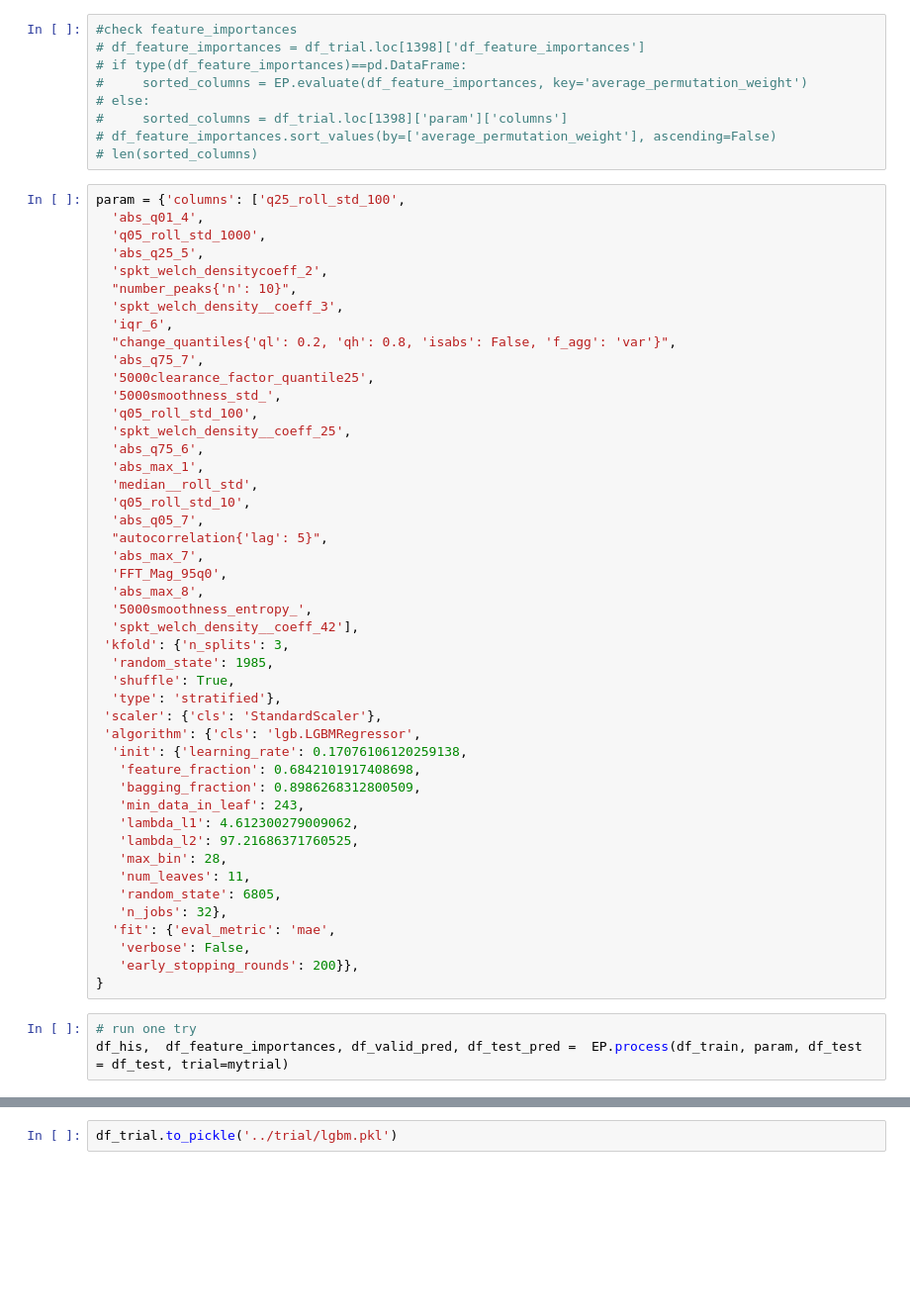
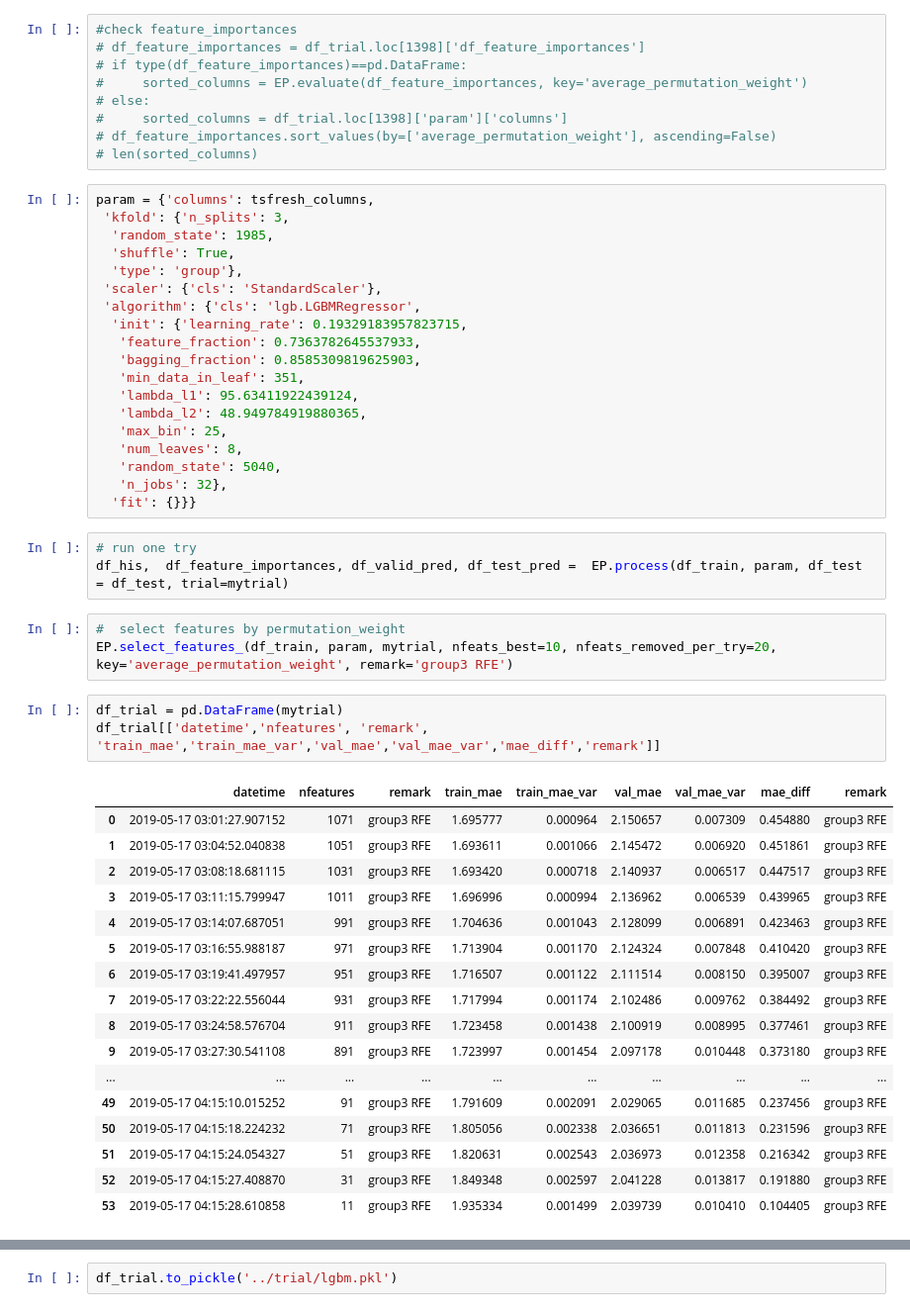
Before and after one commit to arhow/LANLEarthquakePrediction2019, a Jupyter notebook: lgbm.ipynb, the cells around one changed output, grey strips where cells are left out. Shown at 99% size. Drawn from its saved outputs; the diff is of its cells as text; blank space fills up the shorter version.

```diff
--- a/lgbm.ipynb
+++ b/lgbm.ipynb
@@ -62,51 +57,48 @@ original_columns = df_train.columns.drop(['index','y','label','group']).tolist()
 # df_feature_importances.sort_values(by=['average_permutation_weight'], ascending=False)
 # len(sorted_columns)
 # %%
-param = {'columns': ['q25_roll_std_100',
-  'abs_q01_4',
-  'q05_roll_std_1000',
-  'abs_q25_5',
-  'spkt_welch_densitycoeff_2',
-  "number_peaks{'n': 10}",
-  'spkt_welch_density__coeff_3',
-  'iqr_6',
-  "change_quantiles{'ql': 0.2, 'qh': 0.8, 'isabs': False, 'f_agg': 'var'}",
-  'abs_q75_7',
-  '5000clearance_factor_quantile25',
-  '5000smoothness_std_',
-  'q05_roll_std_100',
-  'spkt_welch_density__coeff_25',
-  'abs_q75_6',
-  'abs_max_1',
-  'median__roll_std',
-  'q05_roll_std_10',
-  'abs_q05_7',
-  "autocorrelation{'lag': 5}",
-  'abs_max_7',
-  'FFT_Mag_95q0',
-  'abs_max_8',
-  '5000smoothness_entropy_',
-  'spkt_welch_density__coeff_42'],
+param = {'columns': tsfresh_columns,
  'kfold': {'n_splits': 3,
   'random_state': 1985,
   'shuffle': True,
-  'type': 'stratified'},
+  'type': 'group'},
  'scaler': {'cls': 'StandardScaler'},
  'algorithm': {'cls': 'lgb.LGBMRegressor',
-  'init': {'learning_rate': 0.17076106120259138,
-   'feature_fraction': 0.6842101917408698,
-   'bagging_fraction': 0.8986268312800509,
-   'min_data_in_leaf': 243,
-   'lambda_l1': 4.612300279009062,
-   'lambda_l2': 97.21686371760525,
-   'max_bin': 28,
-   'num_leaves': 11,
-   'random_state': 6805,
+  'init': {'learning_rate': 0.19329183957823715,
+   'feature_fraction': 0.7363782645537933,
+   'bagging_fraction': 0.8585309819625903,
+   'min_data_in_leaf': 351,
+   'lambda_l1': 95.63411922439124,
+   'lambda_l2': 48.949784919880365,
+   'max_bin': 25,
+   'num_leaves': 8,
+   'random_state': 5040,
    'n_jobs': 32},
-  'fit': {'eval_metric': 'mae',
-   'verbose': False,
-   'early_stopping_rounds': 200}},
-}
+  'fit': {}}}
 # %%
 # run one try
 df_his,  df_feature_importances, df_valid_pred, df_test_pred =  EP.process(df_train, param, df_test = df_test, trial=mytrial)
+# %%
+#  select features by permutation_weight
+EP.select_features_(df_train, param, mytrial, nfeats_best=10, nfeats_removed_per_try=20, key='average_permutation_weight', remark='group3 RFE')
+# %%
+df_trial = pd.DataFrame(mytrial)
+df_trial[['datetime','nfeatures', 'remark', 'train_mae','train_mae_var','val_mae','val_mae_var','mae_diff','remark']]
+# %% [output]
+|  | datetime | nfeatures | remark | train_mae | train_mae_var | val_mae | val_mae_var | mae_diff | remark |
+| 0 | 2019-05-17 03:01:27.907152 | 1071 | group3 RFE | 1.695777 | 0.000964 | 2.150657 | 0.007309 | 0.454880 | group3 RFE |
+| 1 | 2019-05-17 03:04:52.040838 | 1051 | group3 RFE | 1.693611 | 0.001066 | 2.145472 | 0.006920 | 0.451861 | group3 RFE |
+| 2 | 2019-05-17 03:08:18.681115 | 1031 | group3 RFE | 1.693420 | 0.000718 | 2.140937 | 0.006517 | 0.447517 | group3 RFE |
+| 3 | 2019-05-17 03:11:15.799947 | 1011 | group3 RFE | 1.696996 | 0.000994 | 2.136962 | 0.006539 | 0.439965 | group3 RFE |
+| 4 | 2019-05-17 03:14:07.687051 | 991 | group3 RFE | 1.704636 | 0.001043 | 2.128099 | 0.006891 | 0.423463 | group3 RFE |
+| 5 | 2019-05-17 03:16:55.988187 | 971 | group3 RFE | 1.713904 | 0.001170 | 2.124324 | 0.007848 | 0.410420 | group3 RFE |
+| 6 | 2019-05-17 03:19:41.497957 | 951 | group3 RFE | 1.716507 | 0.001122 | 2.111514 | 0.008150 | 0.395007 | group3 RFE |
+| 7 | 2019-05-17 03:22:22.556044 | 931 | group3 RFE | 1.717994 | 0.001174 | 2.102486 | 0.009762 | 0.384492 | group3 RFE |
+| 8 | 2019-05-17 03:24:58.576704 | 911 | group3 RFE | 1.723458 | 0.001438 | 2.100919 | 0.008995 | 0.377461 | group3 RFE |
+| 9 | 2019-05-17 03:27:30.541108 | 891 | group3 RFE | 1.723997 | 0.001454 | 2.097178 | 0.010448 | 0.373180 | group3 RFE |
+| ... | ... | ... | ... | ... | ... | ... | ... | ... | ... |
+| 49 | 2019-05-17 04:15:10.015252 | 91 | group3 RFE | 1.791609 | 0.002091 | 2.029065 | 0.011685 | 0.237456 | group3 RFE |
+| 50 | 2019-05-17 04:15:18.224232 | 71 | group3 RFE | 1.805056 | 0.002338 | 2.036651 | 0.011813 | 0.231596 | group3 RFE |
+| 51 | 2019-05-17 04:15:24.054327 | 51 | group3 RFE | 1.820631 | 0.002543 | 2.036973 | 0.012358 | 0.216342 | group3 RFE |
+| 52 | 2019-05-17 04:15:27.408870 | 31 | group3 RFE | 1.849348 | 0.002597 | 2.041228 | 0.013817 | 0.191880 | group3 RFE |
+| 53 | 2019-05-17 04:15:28.610858 | 11 | group3 RFE | 1.935334 | 0.001499 | 2.039739 | 0.010410 | 0.104405 | group3 RFE |
```
Also changed, not shown: parts of 21 cells of this notebook, 15 other files.
